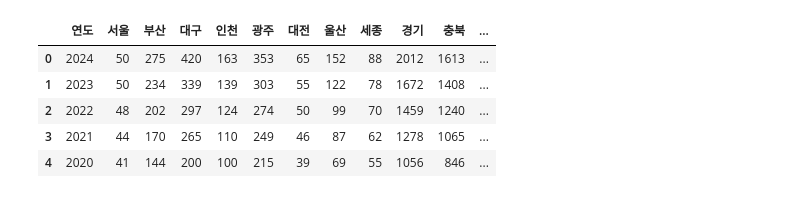
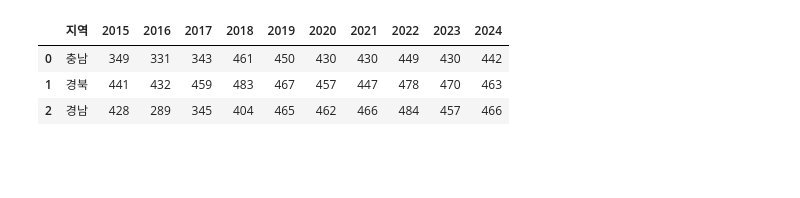
Before and after one commit to taehyunan-99/project_seasonal_renewable_energy, a Jupyter notebook: main.ipynb, the cells around one changed output. Drawn from its saved outputs; the diff is of its cells as text; code cells hidden in the pictures; blank space fills up the shorter version.

```diff
--- a/main.ipynb
+++ b/main.ipynb
@@ -232,0 +468,7 @@ fig.show()
+# %%
+pd.read_excel("dataset/2015-2024_충남,경북,경남_평균_일사량.xlsx")
+# %% [output]
+|  | 지역 | 2015 | 2016 | 2017 | 2018 | 2019 | 2020 | 2021 | 2022 | 2023 | 2024 |
+| 0 | 충남 | 349 | 331 | 343 | 461 | 450 | 430 | 430 | 449 | 430 | 442 |
+| 1 | 경북 | 441 | 432 | 459 | 483 | 467 | 457 | 447 | 478 | 470 | 463 |
+| 2 | 경남 | 428 | 289 | 345 | 404 | 465 | 462 | 466 | 484 | 457 | 466 |
@@ -266,9 +643,0 @@ fig.show()
-# %%
-pd.read_excel("dataset/지역별_연도별_설비용량.xlsx")
-# %% [output]
-|  | 연도 | 서울 | 부산 | 대구 | 인천 | 광주 | 대전 | 울산 | 세종 | 경기 | 충북 | ... |
-| 0 | 2024 | 50 | 275 | 420 | 163 | 353 | 65 | 152 | 88 | 2012 | 1613 | ... |
-| 1 | 2023 | 50 | 234 | 339 | 139 | 303 | 55 | 122 | 78 | 1672 | 1408 | ... |
-| 2 | 2022 | 48 | 202 | 297 | 124 | 274 | 50 | 99 | 70 | 1459 | 1240 | ... |
-| 3 | 2021 | 44 | 170 | 265 | 110 | 249 | 46 | 87 | 62 | 1278 | 1065 | ... |
-| 4 | 2020 | 41 | 144 | 200 | 100 | 215 | 39 | 69 | 55 | 1056 | 846 | ... |
```
Also changed, not shown: parts of 21 cells of this notebook, 6 other files.
